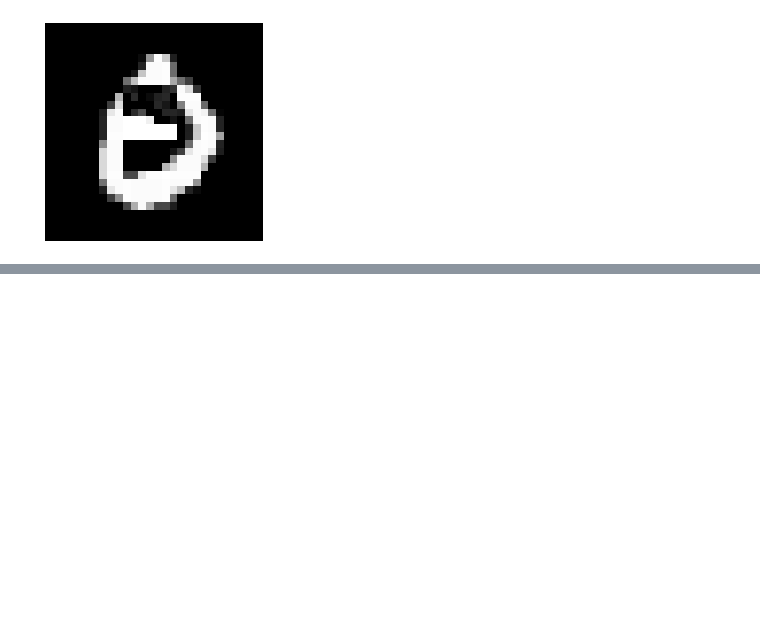
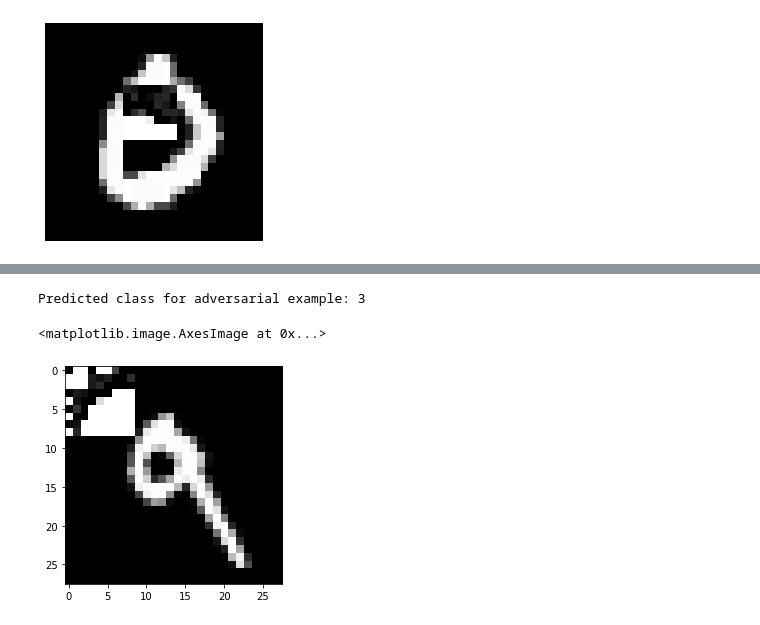
Before and after one commit to NathanA15/Patch-Attack-Verification, a Jupyter notebook: intro.ipynb, the cells around one changed output, grey strips where cells are left out. Saved outputs shown, nothing was run; the diff lists cells and outputs as text; code cells hidden in the pictures; blank space fills up the shorter version.

```diff
--- a/intro.ipynb
+++ b/intro.ipynb
@@ -361,0 +398,15 @@ Predicted class for adversarial example: 3
+# %%
+out = run_onnx("/root/ERAN/tf_verify/models/mnist_convSmallRELU__PGDK.onnx", np.array(adv_img).reshape(1, 1, 28, 28))
+# return index with highest score
+predicted_class = np.argmax(out[0], axis=1)[0]
+print("Predicted class for adversarial example:", predicted_class)
+
+import numpy as np
+import matplotlib.pyplot as plt
+
+#plot adv_img - list doesn't have reshapre method
+plt.imshow(np.array(adv_img).reshape(28, 28), cmap='gray')
+# %% [output]
+Predicted class for adversarial example: 3
+<matplotlib.image.AxesImage at 0x...>
+[figure, added]
```
Also changed, not shown: parts of 7 cells of this notebook, 5 other files.
